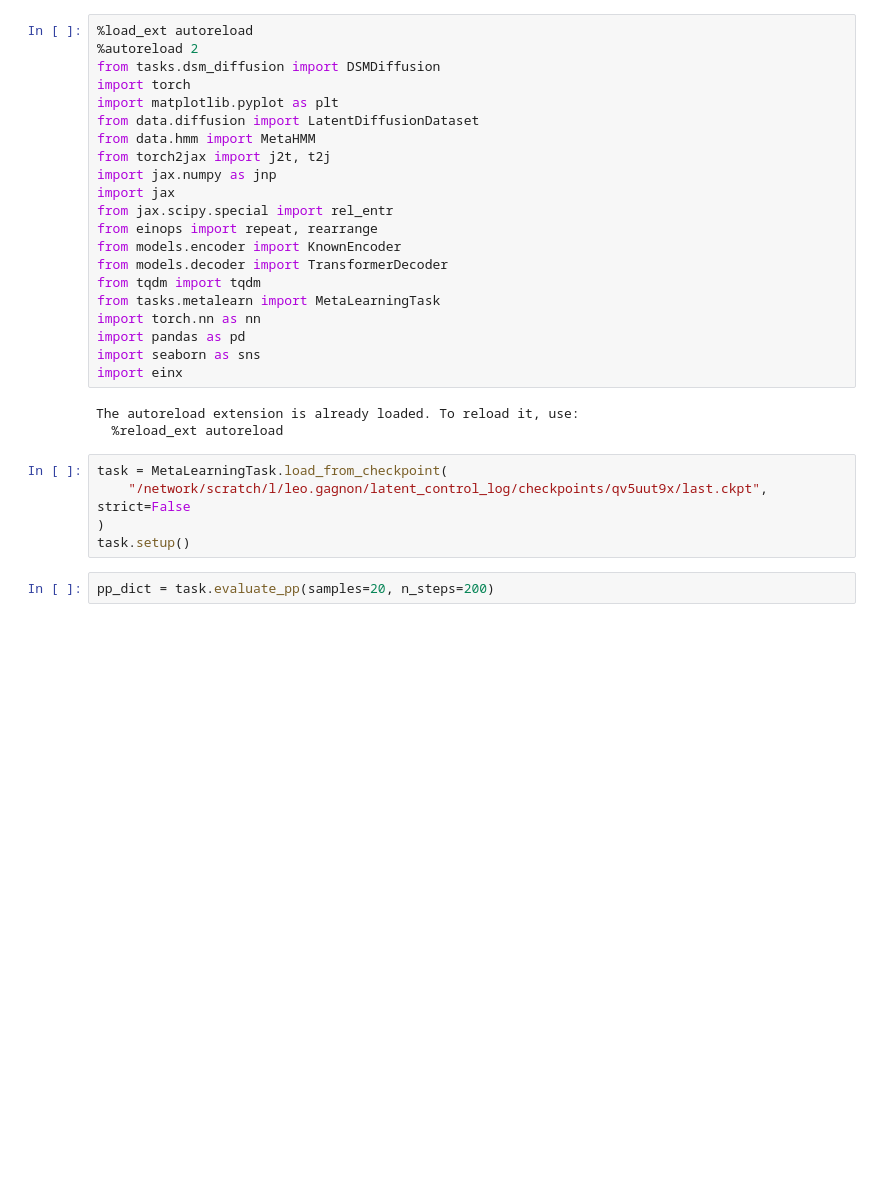
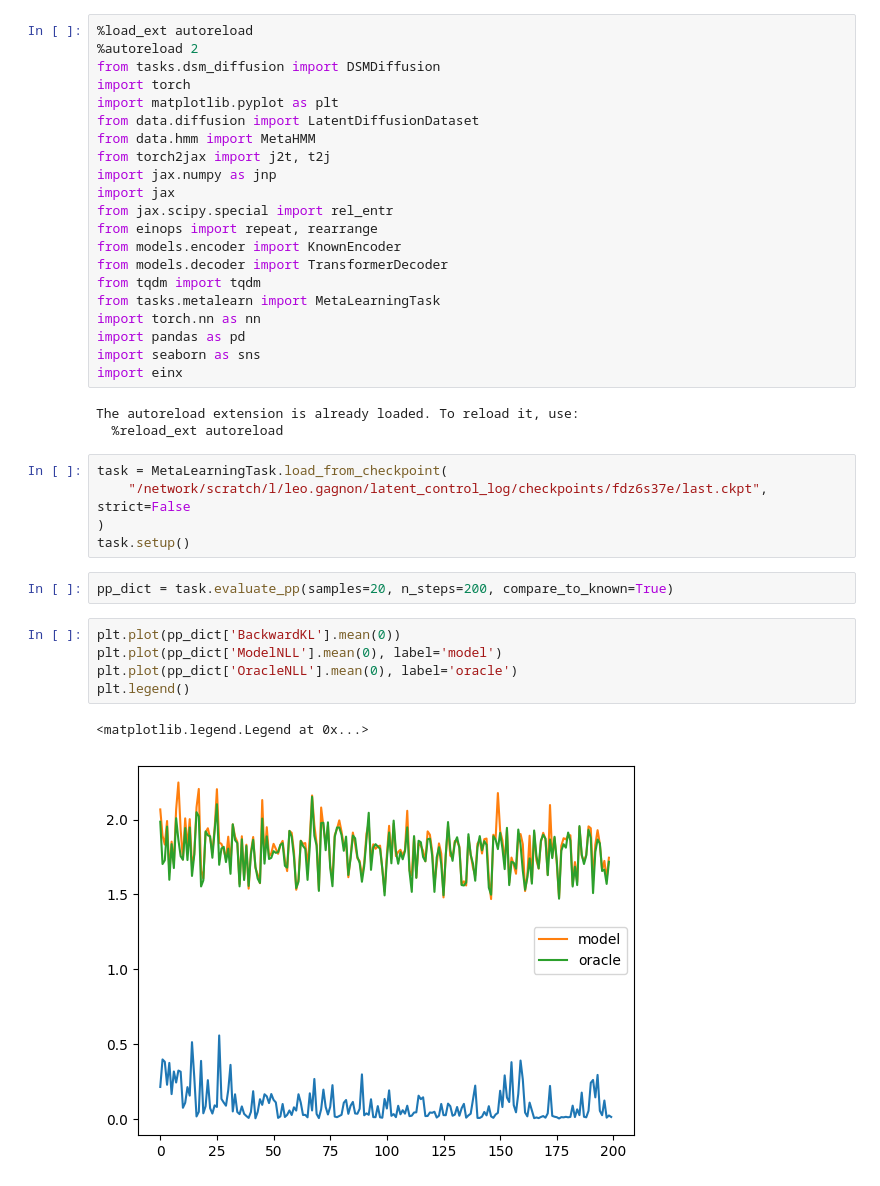
Before and after one commit to leogagnon/latent_control, a Jupyter notebook: notebooks/sand.ipynb, the cells around one changed output. Drawn from its saved outputs; the diff is of its cells as text; blank space fills up the shorter version.

```diff
--- a/notebooks/sand.ipynb
+++ b/notebooks/sand.ipynb
@@ -27,11 +27,19 @@ The autoreload extension is already loaded. To reload it, use:
   %reload_ext autoreload
 # %%
 task = MetaLearningTask.load_from_checkpoint(
-    "/network/scratch/l/leo.gagnon/latent_control_log/checkpoints/qv5uut9x/last.ckpt", strict=False
+    "/network/scratch/l/leo.gagnon/latent_control_log/checkpoints/fdz6s37e/last.ckpt", strict=False
 )
 task.setup()
 # %%
-pp_dict = task.evaluate_pp(samples=20, n_steps=200)
+pp_dict = task.evaluate_pp(samples=20, n_steps=200, compare_to_known=True)
+# %%
+plt.plot(pp_dict['BackwardKL'].mean(0))
+plt.plot(pp_dict['ModelNLL'].mean(0), label='model')
+plt.plot(pp_dict['OracleNLL'].mean(0), label='oracle')
+plt.legend()
+# %% [output]
+<matplotlib.legend.Legend at 0x...>
+[figure, added]
 # %%
 plt.plot(pp_dict['BackwardKL'].mean(0))
 # %% [output]
```
Also changed, not shown: parts of 1 cell of this notebook, 5 other files.
